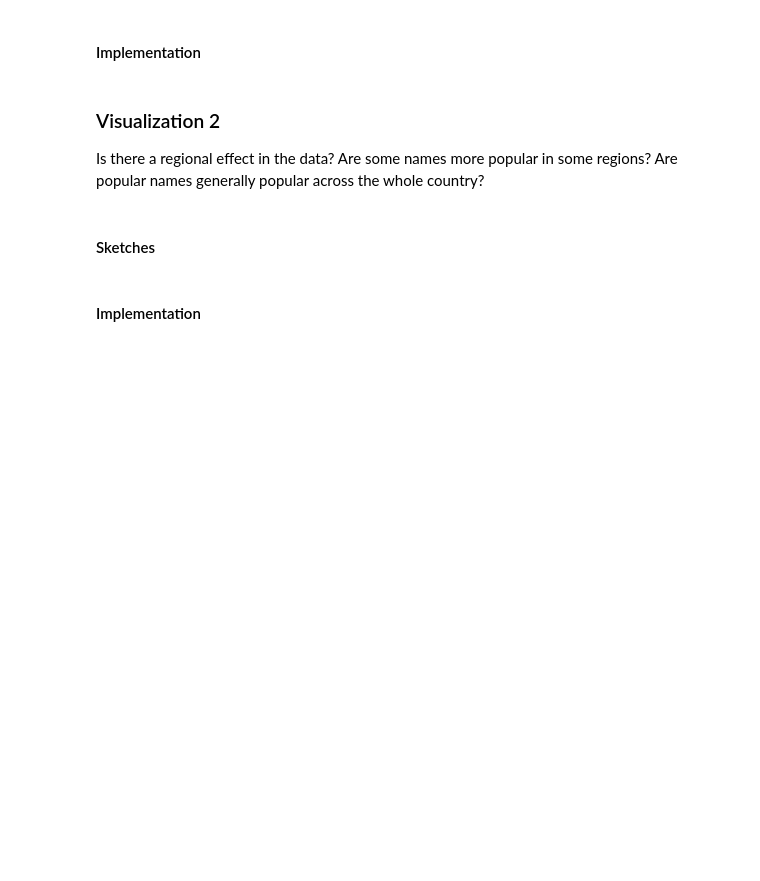
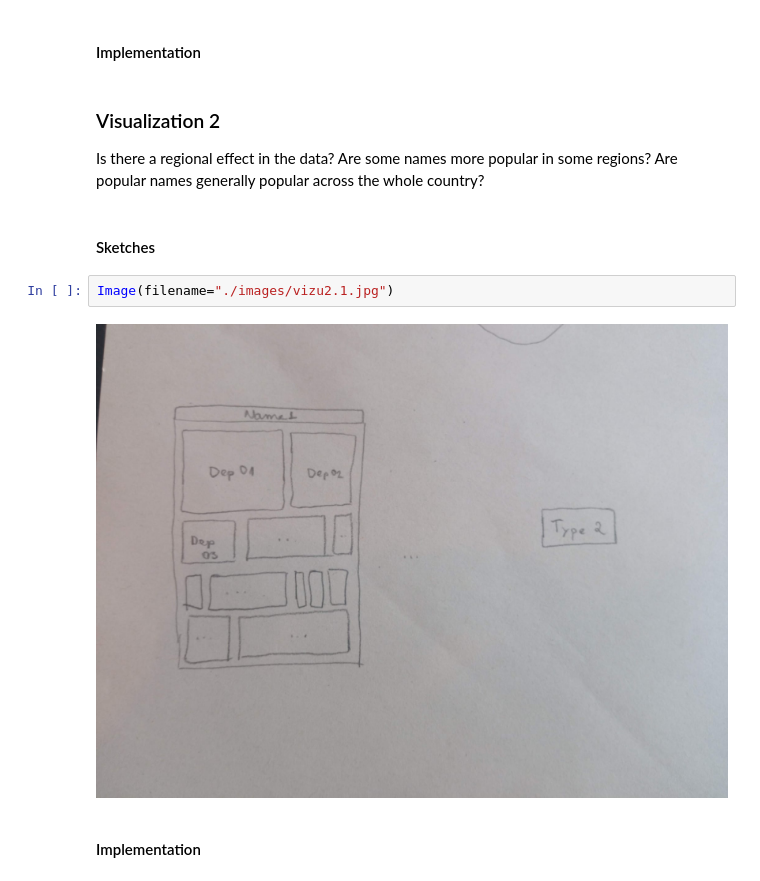
Before and after one commit to liadsantos/baby_names_visualization, a Jupyter notebook: notebook.ipynb, the cells around one changed output. Drawn from its saved outputs; the diff is of its cells as text; blank space fills up the shorter version.

Commit message:
show images

```diff
--- a/notebook.ipynb
+++ b/notebook.ipynb
@@ -83,5 +83,9 @@ For weak points:
 Is there a regional effect in the data? Are some names more popular in some regions? Are popular names generally popular across the whole country?
 # %% [markdown]
 #### Sketches
+# %%
+Image(filename="./images/vizu2.1.jpg")
+# %% [output]
+[figure, added]
 # %% [markdown]
 #### Implementation
```
Also changed, not shown: parts of 2 cells of this notebook.
